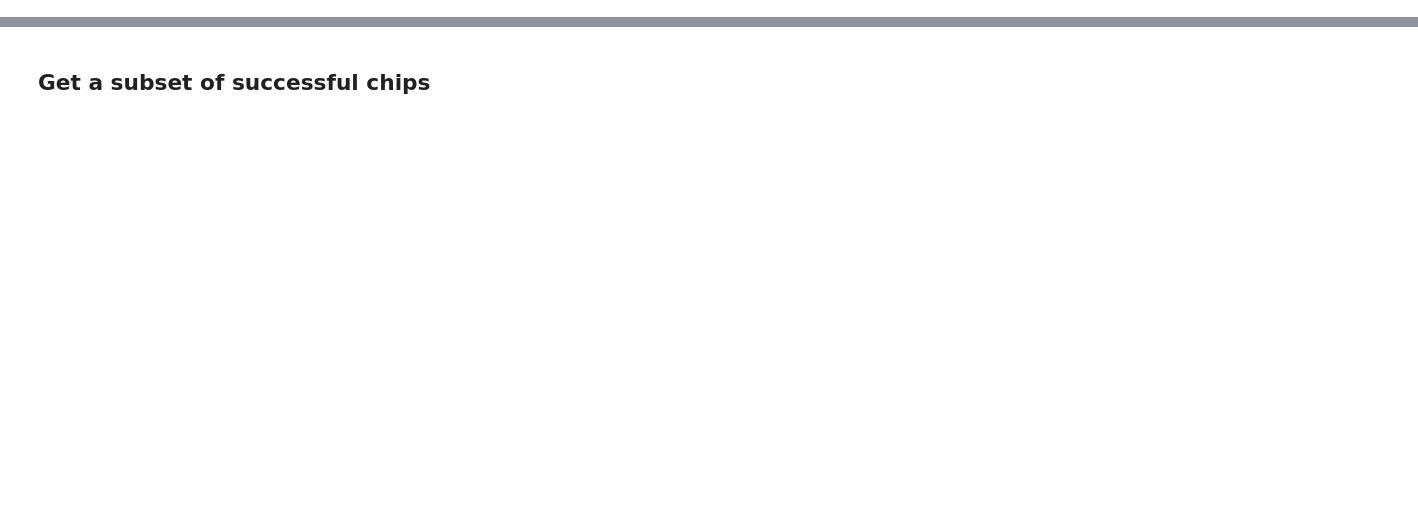
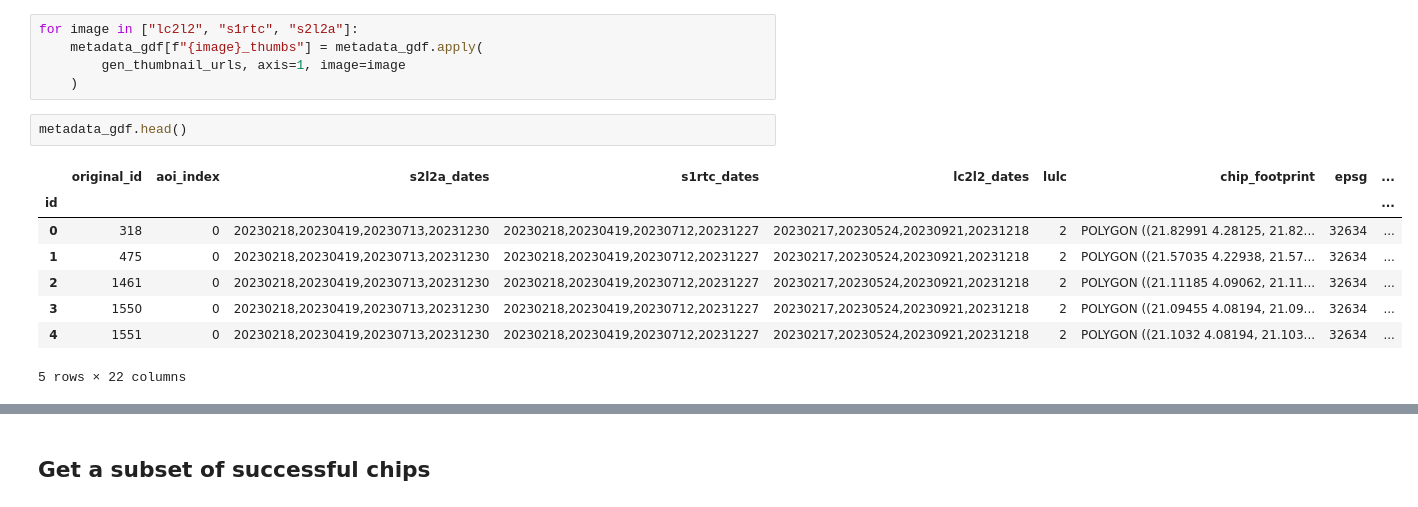
Before and after one commit to ClarkCGA/gelos-lc-datagen, a Jupyter notebook: notebooks/01_lc_data_cleaning.ipynb, the cells around one changed output, grey strips where cells are left out. Drawn from its saved outputs; the diff is of its cells as text; blank space fills up the shorter version.

```diff
--- a/notebooks/01_lc_data_cleaning.ipynb
+++ b/notebooks/01_lc_data_cleaning.ipynb
@@ -80,0 +215,16 @@ metadata_gdf.head()
+# %%
+for image in ["lc2l2", "s1rtc", "s2l2a"]:
+    metadata_gdf[f"{image}_thumbs"] = metadata_gdf.apply(
+        gen_thumbnail_urls, axis=1, image=image
+    )
+# %%
+metadata_gdf.head()
+# %% [output]
+|  | original_id | aoi_index | s2l2a_dates | s1rtc_dates | lc2l2_dates | lulc | chip_footprint | epsg | ... |
+| id |  |  |  |  |  |  |  |  | ... |
+| 0 | 318 | 0 | 20230218,20230419,20230713,20231230 | 20230218,20230419,20230712,20231227 | 20230217,20230524,20230921,20231218 | 2 | POLYGON ((21.82991 4.28125, 21.82... | 32634 | ... |
+| 1 | 475 | 0 | 20230218,20230419,20230713,20231230 | 20230218,20230419,20230712,20231227 | 20230217,20230524,20230921,20231218 | 2 | POLYGON ((21.57035 4.22938, 21.57... | 32634 | ... |
+| 2 | 1461 | 0 | 20230218,20230419,20230713,20231230 | 20230218,20230419,20230712,20231227 | 20230217,20230524,20230921,20231218 | 2 | POLYGON ((21.11185 4.09062, 21.11... | 32634 | ... |
+| 3 | 1550 | 0 | 20230218,20230419,20230713,20231230 | 20230218,20230419,20230712,20231227 | 20230217,20230524,20230921,20231218 | 2 | POLYGON ((21.09455 4.08194, 21.09... | 32634 | ... |
+| 4 | 1551 | 0 | 20230218,20230419,20230713,20231230 | 20230218,20230419,20230712,20231227 | 20230217,20230524,20230921,20231218 | 2 | POLYGON ((21.1032 4.08194, 21.103... | 32634 | ... |
+5 rows × 22 columns
```
Also changed, not shown: parts of 17 cells of this notebook, 13 other files.
